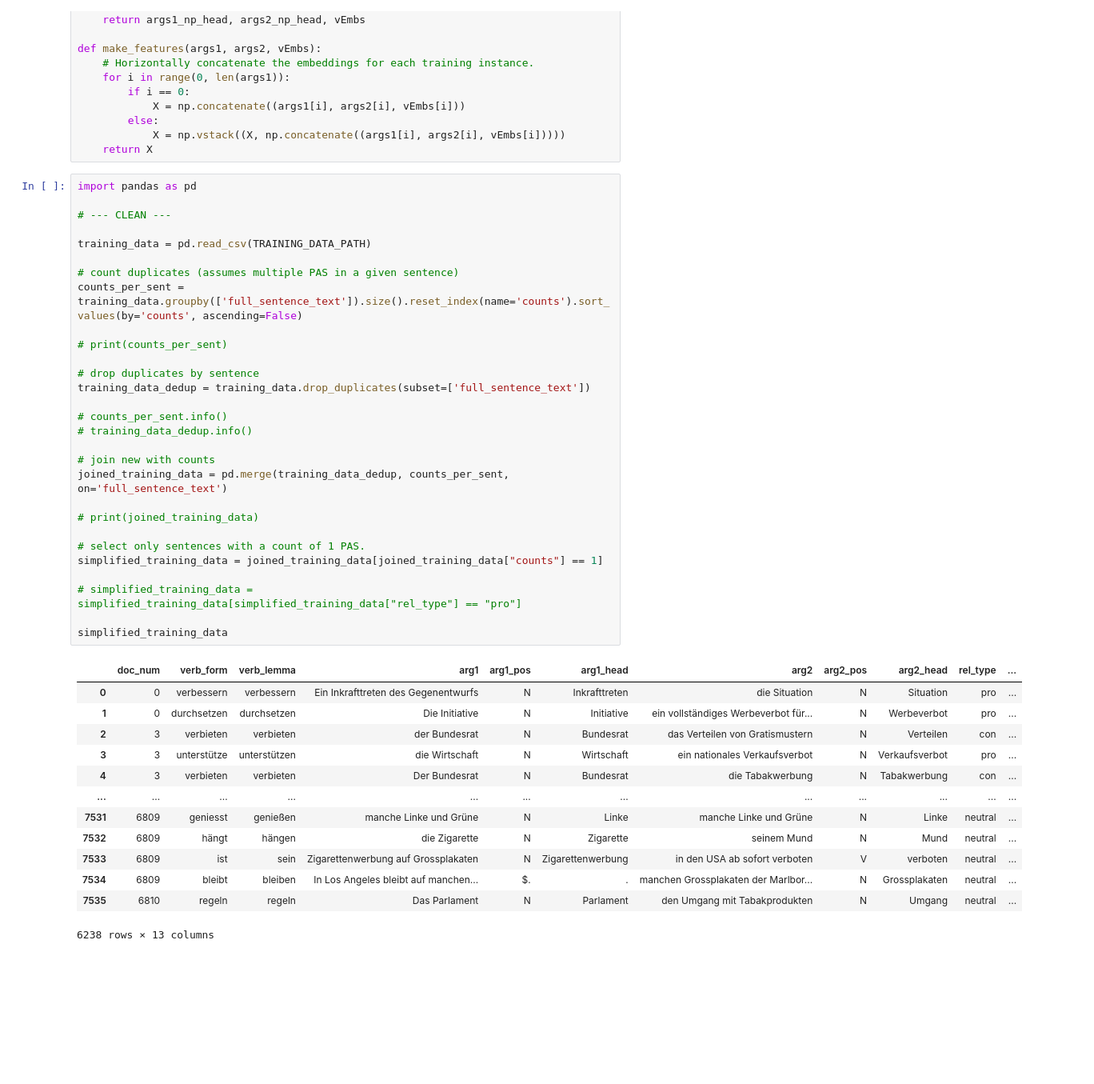
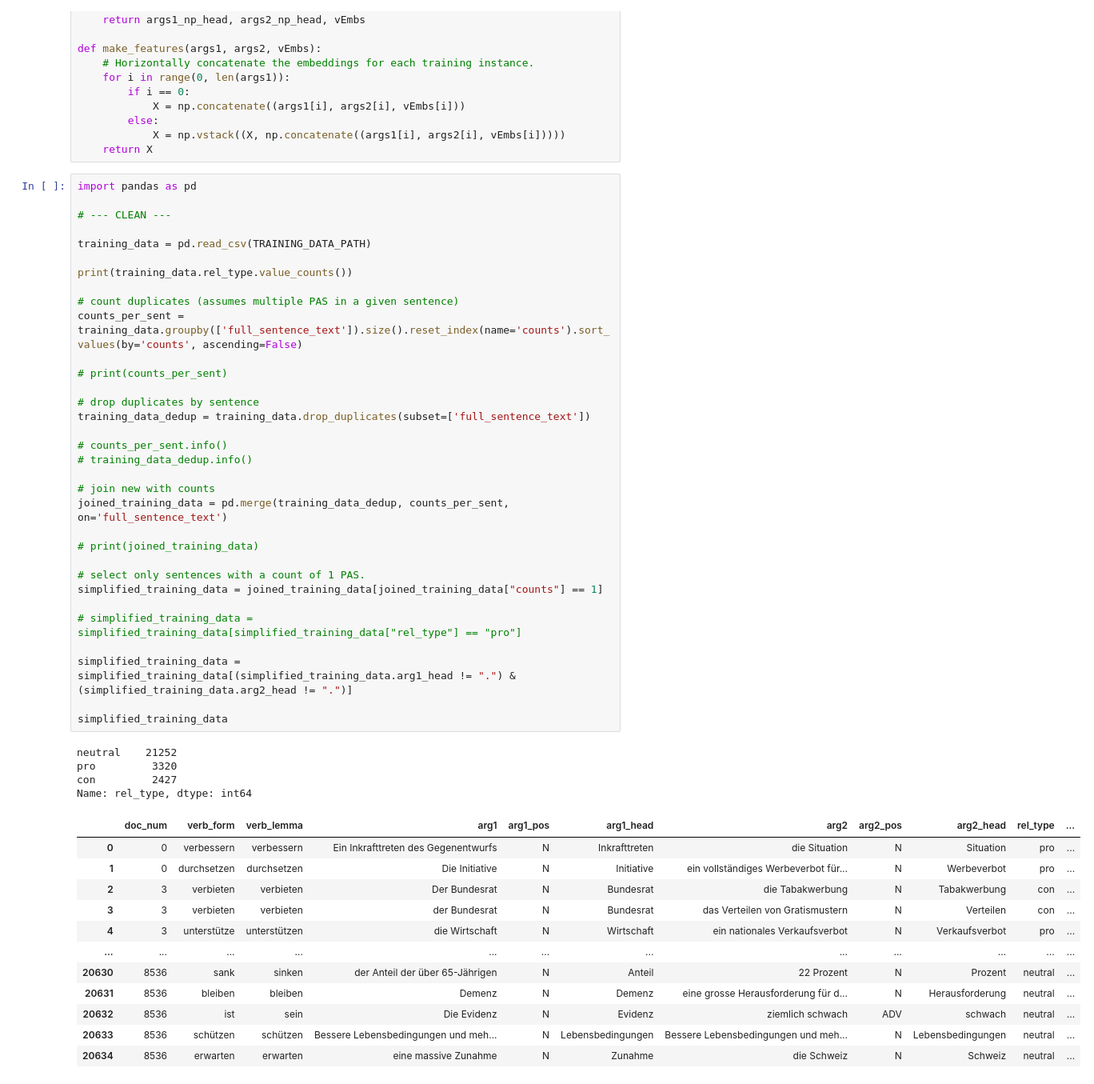
Before and after one commit to mystreamer/nb_ba, a Jupyter notebook: SentiSystem/SentiSystem.ipynb, the cells around one changed output. Shown at 80% size. Drawn from its saved outputs; the diff is of its cells as text; blank space fills up the shorter version.

```diff
--- a/SentiSystem/SentiSystem.ipynb
+++ b/SentiSystem/SentiSystem.ipynb
@@ -301,40 +302,47 @@ import pandas as pd
 # --- CLEAN ---
 
 training_data = pd.read_csv(TRAINING_DATA_PATH)
+
+print(training_data.rel_type.value_counts())
 
 # count duplicates (assumes multiple PAS in a given sentence)
 counts_per_sent = training_data.groupby(['full_sentence_text']).size().reset_index(name='counts').sort_values(by='counts', ascending=False)
 
 # print(counts_per_sent)
 
 # drop duplicates by sentence
 training_data_dedup = training_data.drop_duplicates(subset=['full_sentence_text'])
 
 # counts_per_sent.info()
 # training_data_dedup.info()
 
 # join new with counts
 joined_training_data = pd.merge(training_data_dedup, counts_per_sent, on='full_sentence_text')
 
 # print(joined_training_data)
 
 # select only sentences with a count of 1 PAS.
 simplified_training_data = joined_training_data[joined_training_data["counts"] == 1]
 
 # simplified_training_data = simplified_training_data[simplified_training_data["rel_type"] == "pro"]
 
+simplified_training_data = simplified_training_data[(simplified_training_data.arg1_head != ".") & (simplified_training_data.arg2_head != ".")]
+
 simplified_training_data
 # %% [output]
+neutral    21252
+pro         3320
+con         2427
+Name: rel_type, dtype: int64
 |  | doc_num | verb_form | verb_lemma | arg1 | arg1_pos | arg1_head | arg2 | arg2_pos | arg2_head | rel_type | ... |
 | 0 | 0 | verbessern | verbessern | Ein Inkrafttreten des Gegenentwurfs | N | Inkrafttreten | die Situation | N | Situation | pro | ... |
 | 1 | 0 | durchsetzen | durchsetzen | Die Initiative | N | Initiative | ein vollständiges Werbeverbot für... | N | Werbeverbot | pro | ... |
-| 2 | 3 | verbieten | verbieten | der Bundesrat | N | Bundesrat | das Verteilen von Gratismustern | N | Verteilen | con | ... |
-| 3 | 3 | unterstütze | unterstützen | die Wirtschaft | N | Wirtschaft | ein nationales Verkaufsverbot | N | Verkaufsverbot | pro | ... |
-| 4 | 3 | verbieten | verbieten | Der Bundesrat | N | Bundesrat | die Tabakwerbung | N | Tabakwerbung | con | ... |
+| 2 | 3 | verbieten | verbieten | Der Bundesrat | N | Bundesrat | die Tabakwerbung | N | Tabakwerbung | con | ... |
+| 3 | 3 | verbieten | verbieten | der Bundesrat | N | Bundesrat | das Verteilen von Gratismustern | N | Verteilen | con | ... |
+| 4 | 3 | unterstütze | unterstützen | die Wirtschaft | N | Wirtschaft | ein nationales Verkaufsverbot | N | Verkaufsverbot | pro | ... |
 | ... | ... | ... | ... | ... | ... | ... | ... | ... | ... | ... | ... |
-| 7531 | 6809 | geniesst | genießen | manche Linke und Grüne | N | Linke | manche Linke und Grüne | N | Linke | neutral | ... |
-| 7532 | 6809 | hängt | hängen | die Zigarette | N | Zigarette | seinem Mund | N | Mund | neutral | ... |
-| 7533 | 6809 | ist | sein | Zigarettenwerbung auf Grossplakaten | N | Zigarettenwerbung | in den USA ab sofort verboten | V | verboten | neutral | ... |
-| 7534 | 6809 | bleibt | bleiben | In Los Angeles bleibt auf manchen... | $. | . | manchen Grossplakaten der Marlbor... | N | Grossplakaten | neutral | ... |
-| 7535 | 6810 | regeln | regeln | Das Parlament | N | Parlament | den Umgang mit Tabakprodukten | N | Umgang | neutral | ... |
+| 20630 | 8536 | sank | sinken | der Anteil der über 65-Jährigen | N | Anteil | 22 Prozent | N | Prozent | neutral | ... |
+| 20631 | 8536 | bleiben | bleiben | Demenz | N | Demenz | eine grosse Herausforderung für d... | N | Herausforderung | neutral | ... |
+| 20632 | 8536 | ist | sein | Die Evidenz | N | Evidenz | ziemlich schwach | ADV | schwach | neutral | ... |
+| 20633 | 8536 | schützen | schützen | Bessere Lebensbedingungen und meh... | N | Lebensbedingungen | Bessere Lebensbedingungen und meh... | N | Lebensbedingungen | neutral | ... |
+| 20634 | 8536 | erwarten | erwarten | eine massive Zunahme | N | Zunahme | die Schweiz | N | Schweiz | neutral | ... |
-6238 rows × 13 columns
```
Also changed, not shown: parts of 9 cells of this notebook.
